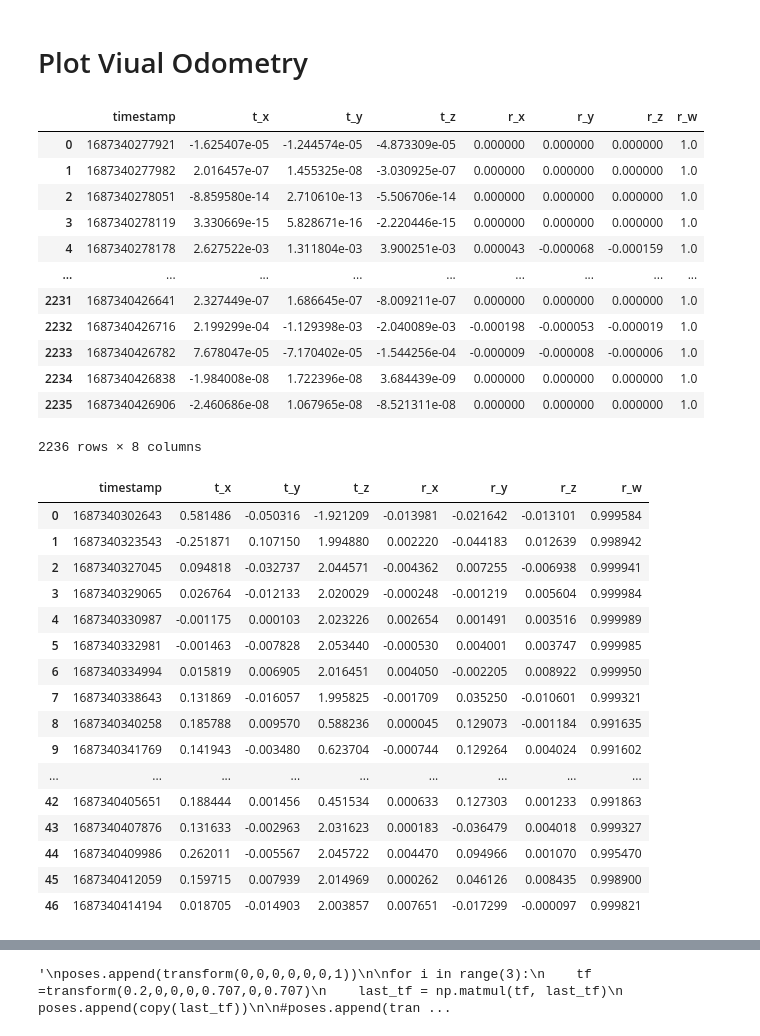
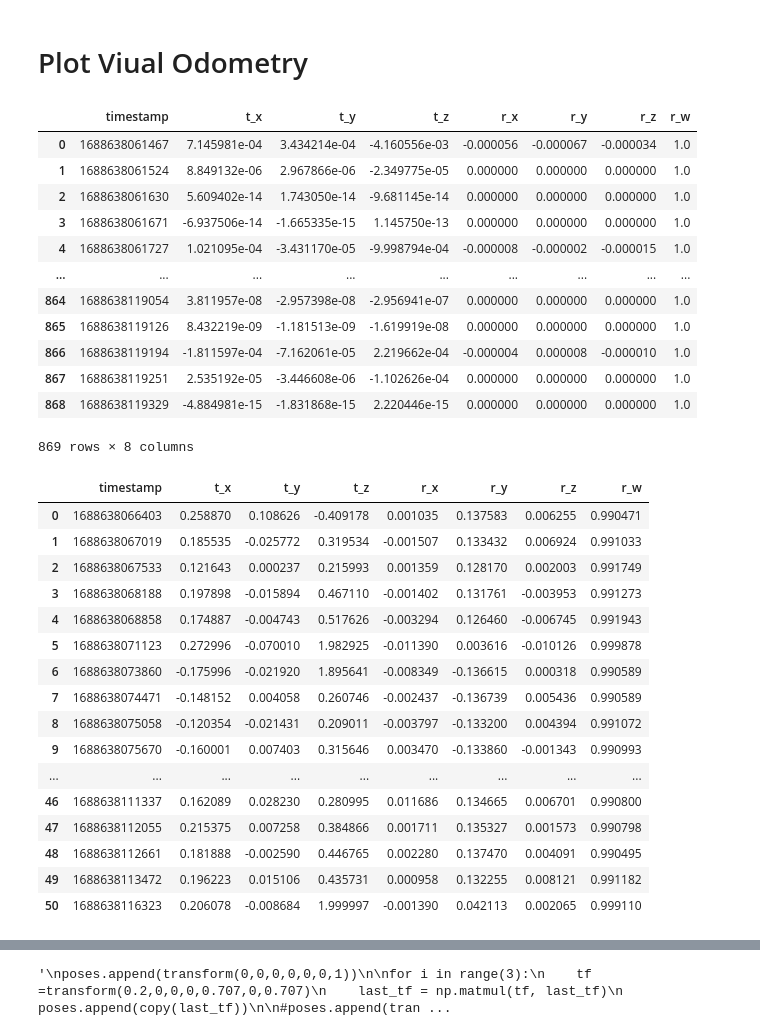
Before and after one commit to tbabluct/gtsam-jupyter, a Jupyter notebook: plot_vo.ipynb, the cells around one changed output, grey strips where cells are left out. Saved outputs shown, nothing was run; the diff lists cells and outputs as text; code cells hidden in the pictures.

```diff
--- a/plot_vo.ipynb
+++ b/plot_vo.ipynb
@@ -14,44 +14,44 @@ def transform(t_x, t_y, t_z, r_x, r_y, r_z, r_w):
          [0,0,0,1]])
 # https://en.wikipedia.org/wiki/Rotation_matrix#General_rotations
 # %%
-df = pd.read_csv("/home/torsten/ms/data/rosbag2_2023_06_21-05_37_55/vo.csv")
+df = pd.read_csv("/home/torsten/ms/data/rosbag2_2023_07_06-06_07_41/vo.csv")
 df
 # %% [output]
 |  | timestamp | t_x | t_y | t_z | r_x | r_y | r_z | r_w |
-| 0 | 1687340277921 | -1.625407e-05 | -1.244574e-05 | -4.873309e-05 | 0.000000 | 0.000000 | 0.000000 | 1.0 |
-| 1 | 1687340277982 | 2.016457e-07 | 1.455325e-08 | -3.030925e-07 | 0.000000 | 0.000000 | 0.000000 | 1.0 |
-| 2 | 1687340278051 | -8.859580e-14 | 2.710610e-13 | -5.506706e-14 | 0.000000 | 0.000000 | 0.000000 | 1.0 |
-| 3 | 1687340278119 | 3.330669e-15 | 5.828671e-16 | -2.220446e-15 | 0.000000 | 0.000000 | 0.000000 | 1.0 |
-| 4 | 1687340278178 | 2.627522e-03 | 1.311804e-03 | 3.900251e-03 | 0.000043 | -0.000068 | -0.000159 | 1.0 |
+| 0 | 1688638061467 | 7.145981e-04 | 3.434214e-04 | -4.160556e-03 | -0.000056 | -0.000067 | -0.000034 | 1.0 |
+| 1 | 1688638061524 | 8.849132e-06 | 2.967866e-06 | -2.349775e-05 | 0.000000 | 0.000000 | 0.000000 | 1.0 |
+| 2 | 1688638061630 | 5.609402e-14 | 1.743050e-14 | -9.681145e-14 | 0.000000 | 0.000000 | 0.000000 | 1.0 |
+| 3 | 1688638061671 | -6.937506e-14 | -1.665335e-15 | 1.145750e-13 | 0.000000 | 0.000000 | 0.000000 | 1.0 |
+| 4 | 1688638061727 | 1.021095e-04 | -3.431170e-05 | -9.998794e-04 | -0.000008 | -0.000002 | -0.000015 | 1.0 |
 | ... | ... | ... | ... | ... | ... | ... | ... | ... |
-| 2231 | 1687340426641 | 2.327449e-07 | 1.686645e-07 | -8.009211e-07 | 0.000000 | 0.000000 | 0.000000 | 1.0 |
-| 2232 | 1687340426716 | 2.199299e-04 | -1.129398e-03 | -2.040089e-03 | -0.000198 | -0.000053 | -0.000019 | 1.0 |
-| 2233 | 1687340426782 | 7.678047e-05 | -7.170402e-05 | -1.544256e-04 | -0.000009 | -0.000008 | -0.000006 | 1.0 |
-| 2234 | 1687340426838 | -1.984008e-08 | 1.722396e-08 | 3.684439e-09 | 0.000000 | 0.000000 | 0.000000 | 1.0 |
-| 2235 | 1687340426906 | -2.460686e-08 | 1.067965e-08 | -8.521311e-08 | 0.000000 | 0.000000 | 0.000000 | 1.0 |
+| 864 | 1688638119054 | 3.811957e-08 | -2.957398e-08 | -2.956941e-07 | 0.000000 | 0.000000 | 0.000000 | 1.0 |
+| 865 | 1688638119126 | 8.432219e-09 | -1.181513e-09 | -1.619919e-08 | 0.000000 | 0.000000 | 0.000000 | 1.0 |
+| 866 | 1688638119194 | -1.811597e-04 | -7.162061e-05 | 2.219662e-04 | -0.000004 | 0.000008 | -0.000010 | 1.0 |
+| 867 | 1688638119251 | 2.535192e-05 | -3.446608e-06 | -1.102626e-04 | 0.000000 | 0.000000 | 0.000000 | 1.0 |
+| 868 | 1688638119329 | -4.884981e-15 | -1.831868e-15 | 2.220446e-15 | 0.000000 | 0.000000 | 0.000000 | 1.0 |
-2236 rows × 8 columns
+869 rows × 8 columns
 # %%
-df_kf = pd.read_csv("/home/torsten/ms/data/rosbag2_2023_06_21-05_37_55/kf.csv")
+df_kf = pd.read_csv("/home/torsten/ms/data/rosbag2_2023_07_06-06_07_41/kf.csv")
 #df_kf = df_kf.iloc[1:]
 df_kf
 # %% [output]
 |  | timestamp | t_x | t_y | t_z | r_x | r_y | r_z | r_w |
-| 0 | 1687340302643 | 0.581486 | -0.050316 | -1.921209 | -0.013981 | -0.021642 | -0.013101 | 0.999584 |
-| 1 | 1687340323543 | -0.251871 | 0.107150 | 1.994880 | 0.002220 | -0.044183 | 0.012639 | 0.998942 |
-| 2 | 1687340327045 | 0.094818 | -0.032737 | 2.044571 | -0.004362 | 0.007255 | -0.006938 | 0.999941 |
-| 3 | 1687340329065 | 0.026764 | -0.012133 | 2.020029 | -0.000248 | -0.001219 | 0.005604 | 0.999984 |
-| 4 | 1687340330987 | -0.001175 | 0.000103 | 2.023226 | 0.002654 | 0.001491 | 0.003516 | 0.999989 |
-| 5 | 1687340332981 | -0.001463 | -0.007828 | 2.053440 | -0.000530 | 0.004001 | 0.003747 | 0.999985 |
-| 6 | 1687340334994 | 0.015819 | 0.006905 | 2.016451 | 0.004050 | -0.002205 | 0.008922 | 0.999950 |
-| 7 | 1687340338643 | 0.131869 | -0.016057 | 1.995825 | -0.001709 | 0.035250 | -0.010601 | 0.999321 |
-| 8 | 1687340340258 | 0.185788 | 0.009570 | 0.588236 | 0.000045 | 0.129073 | -0.001184 | 0.991635 |
-| 9 | 1687340341769 | 0.141943 | -0.003480 | 0.623704 | -0.000744 | 0.129264 | 0.004024 | 0.991602 |
+| 0 | 1688638066403 | 0.258870 | 0.108626 | -0.409178 | 0.001035 | 0.137583 | 0.006255 | 0.990471 |
+| 1 | 1688638067019 | 0.185535 | -0.025772 | 0.319534 | -0.001507 | 0.133432 | 0.006924 | 0.991033 |
+| 2 | 1688638067533 | 0.121643 | 0.000237 | 0.215993 | 0.001359 | 0.128170 | 0.002003 | 0.991749 |
+| 3 | 1688638068188 | 0.197898 | -0.015894 | 0.467110 | -0.001402 | 0.131761 | -0.003953 | 0.991273 |
+| 4 | 1688638068858 | 0.174887 | -0.004743 | 0.517626 | -0.003294 | 0.126460 | -0.006745 | 0.991943 |
+| 5 | 1688638071123 | 0.272996 | -0.070010 | 1.982925 | -0.011390 | 0.003616 | -0.010126 | 0.999878 |
+| 6 | 1688638073860 | -0.175996 | -0.021920 | 1.895641 | -0.008349 | -0.136615 | 0.000318 | 0.990589 |
+| 7 | 1688638074471 | -0.148152 | 0.004058 | 0.260746 | -0.002437 | -0.136739 | 0.005436 | 0.990589 |
+| 8 | 1688638075058 | -0.120354 | -0.021431 | 0.209011 | -0.003797 | -0.133200 | 0.004394 | 0.991072 |
+| 9 | 1688638075670 | -0.160001 | 0.007403 | 0.315646 | 0.003470 | -0.133860 | -0.001343 | 0.990993 |
 | ... | ... | ... | ... | ... | ... | ... | ... | ... |
-| 42 | 1687340405651 | 0.188444 | 0.001456 | 0.451534 | 0.000633 | 0.127303 | 0.001233 | 0.991863 |
-| 43 | 1687340407876 | 0.131633 | -0.002963 | 2.031623 | 0.000183 | -0.036479 | 0.004018 | 0.999327 |
-| 44 | 1687340409986 | 0.262011 | -0.005567 | 2.045722 | 0.004470 | 0.094966 | 0.001070 | 0.995470 |
-| 45 | 1687340412059 | 0.159715 | 0.007939 | 2.014969 | 0.000262 | 0.046126 | 0.008435 | 0.998900 |
-| 46 | 1687340414194 | 0.018705 | -0.014903 | 2.003857 | 0.007651 | -0.017299 | -0.000097 | 0.999821 |
+| 46 | 1688638111337 | 0.162089 | 0.028230 | 0.280995 | 0.011686 | 0.134665 | 0.006701 | 0.990800 |
+| 47 | 1688638112055 | 0.215375 | 0.007258 | 0.384866 | 0.001711 | 0.135327 | 0.001573 | 0.990798 |
+| 48 | 1688638112661 | 0.181888 | -0.002590 | 0.446765 | 0.002280 | 0.137470 | 0.004091 | 0.990495 |
+| 49 | 1688638113472 | 0.196223 | 0.015106 | 0.435731 | 0.000958 | 0.132255 | 0.008121 | 0.991182 |
+| 50 | 1688638116323 | 0.206078 | -0.008684 | 1.999997 | -0.001390 | 0.042113 | 0.002065 | 0.999110 |
 # %%
 poses = []
 poses_kf = []
```
Also changed, not shown: parts of 4 cells of this notebook, 4 other files.
